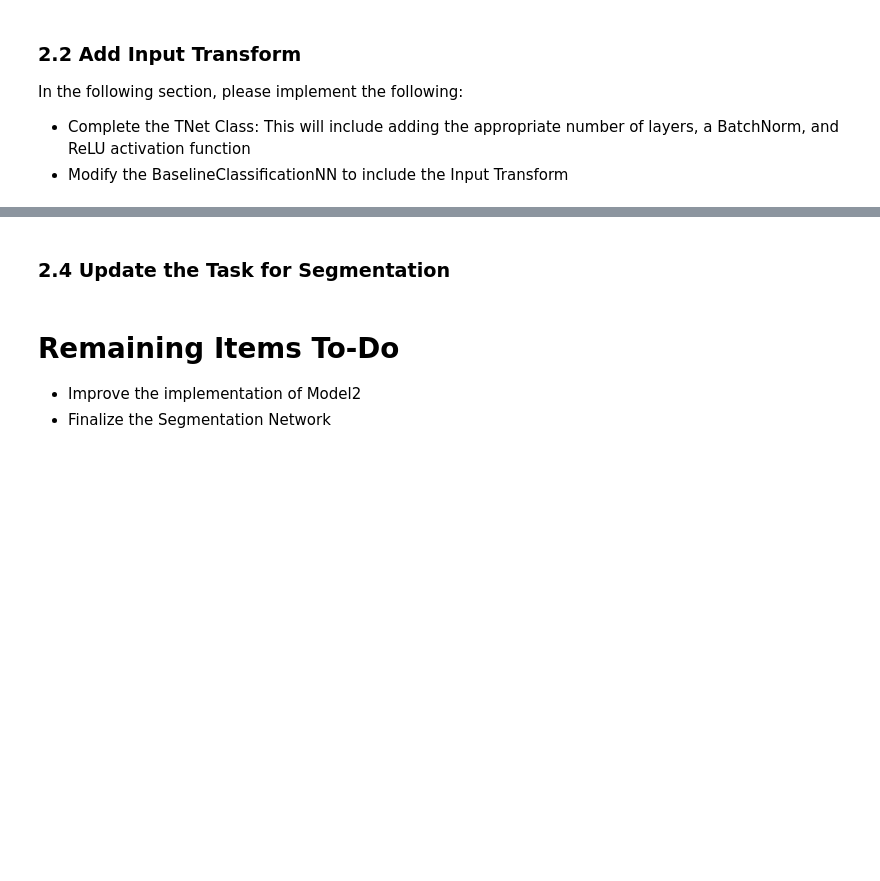
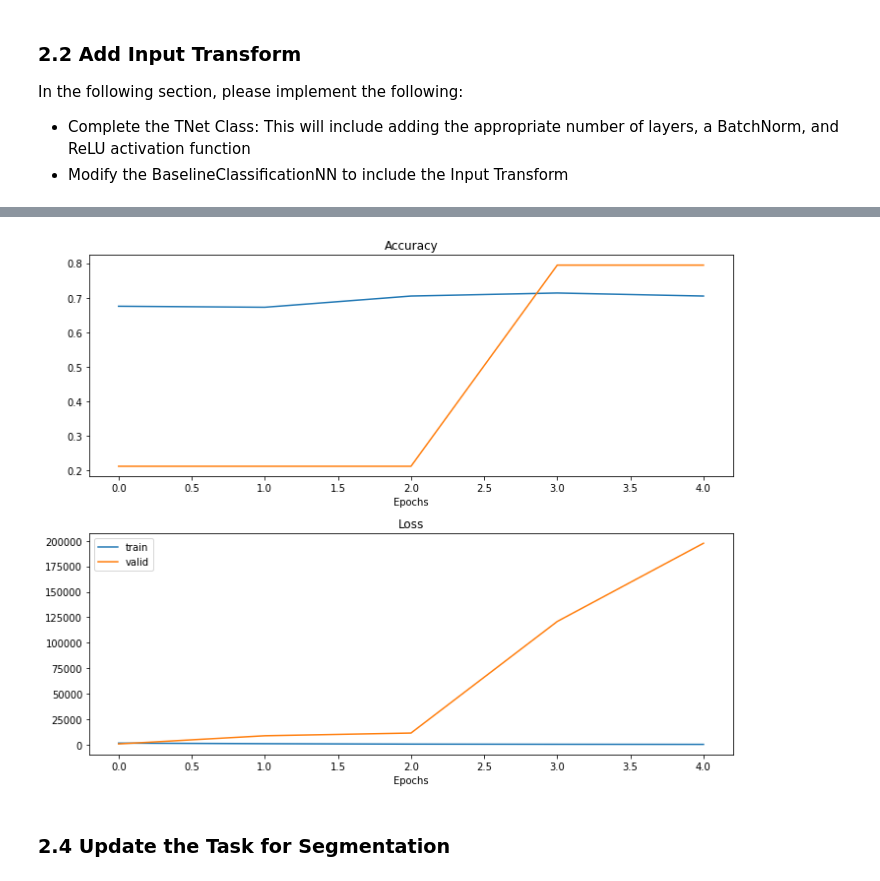
Before and after one commit to leonardwei2023/cs182-proj, a Jupyter notebook: PointNetHW.ipynb, the cells around one changed output, grey strips where cells are left out. Cells and saved outputs as stored; diff of their text form; code cells hidden in the pictures; blank space fills up the shorter version.

```diff
--- a/PointNetHW.ipynb
+++ b/PointNetHW.ipynb
@@ -281,12 +312,9 @@ class FullClassificationNN(nn.Module):
     def predict(self, x):
         return self.forward(x)[0]
 # %%
-full_model = FullClassificationNN(10)
+full_model = FullClassificationNN(num_classes)
 lr = 0.0001
-epochs = 1
 device = 'cpu'
 
 optimizer = torch.optim.Adam(full_model.parameters(), lr=lr)
-train(full_model, trainset, validset, optimizer, epochs=epochs, device=device)
+full_train_losses, full_valid_losses, full_train_accs, full_valid_accs = train(full_model, trainset, validset, optimizer, epochs=epochs, device=device)
-# %% [markdown]
-### 2.4 Update the Task for Segmentation
@@ -335,4 +321,6 @@ trainset, validset = random_split(trainset, [train_len, valid_len])
-# %% [markdown]
-# Remaining Items To-Do
-- Improve the implementation of Model2
-- Finalize the Segmentation Network
+# %%
+plot_charts(full_train_accs, full_train_losses, full_valid_accs, full_valid_losses)
+# %% [output]
+[figure, added]
+# %% [markdown]
+### 2.4 Update the Task for Segmentation
```
Also changed, not shown: parts of 18 cells of this notebook.
